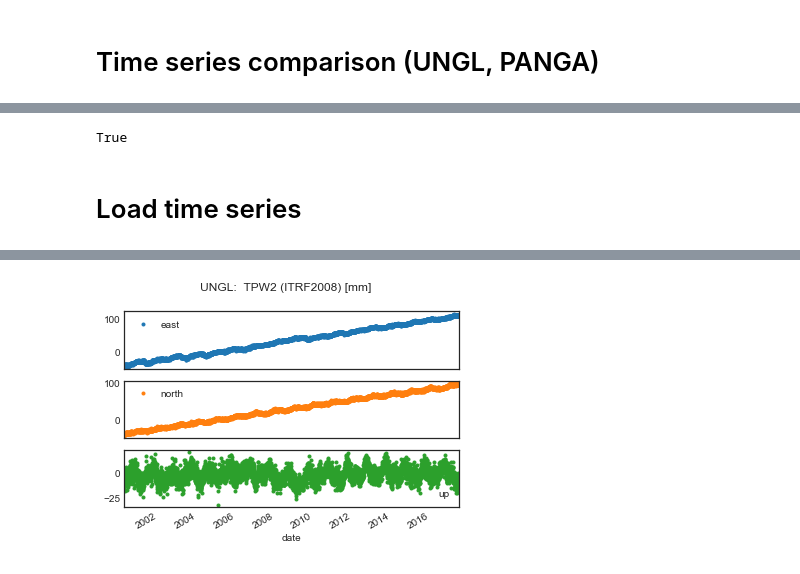
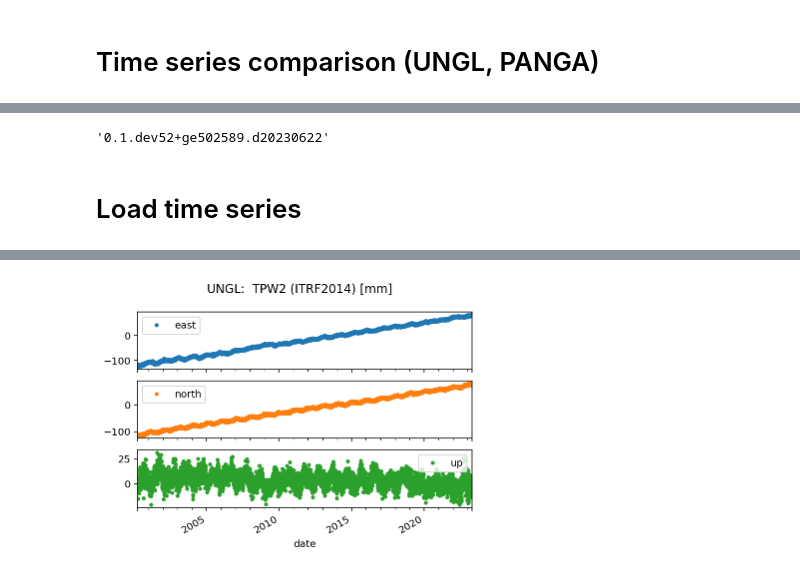
Before and after one commit to scottyhq/gpstools, a Jupyter notebook: examples/Compare_Networks.ipynb, the cells around one changed output, grey strips where cells are left out. Drawn from its saved outputs; the diff is of its cells as text; code cells hidden in the pictures.

```diff
--- a/examples/Compare_Networks.ipynb
+++ b/examples/Compare_Networks.ipynb
@@ -14,11 +11,4 @@ import warnings; warnings.simplefilter('ignore')
-# %%
-isinstance(gps.__version__, str)
-# %% [output]
-True
-# %%
-plt.style.use('seaborn-white')
-#Non-interactive figures:
-%matplotlib inline
-# Interactive!
-#%matplotlib notebook
-#%qtconsole
+# %%
+gps.__version__
+# %% [output]
+'0.1.dev52+ge502589.d20230622'
@@ -27,8 +22,8 @@ plt.style.use('seaborn-white')
 # %%
 # We'll use station TPW2
 station = 'TPW2'
-ref1 = 'ITRF2008'
-# Reference frame is ITRF2008
+ref1 = 'ITRF2014'
+# Reference frame is ITRF2014 (https://www.geodesy.cwu.edu/data/bysite/readme.html)
 # Download data
 gps.io.panga.download_data(station,overwrite=True)
 # Load the timeseries as pandas dataframe
@@ -42,3 +37,3 @@ Downloading http://www.geodesy.org/panga/timeseries_data.php/?n=panga&s=TPW2&p=r
-[figure, old version]
+[figure, new version]
 # %%
 # Load UNGL
```
Also changed, not shown: parts of 7 cells of this notebook, 4 other files.
